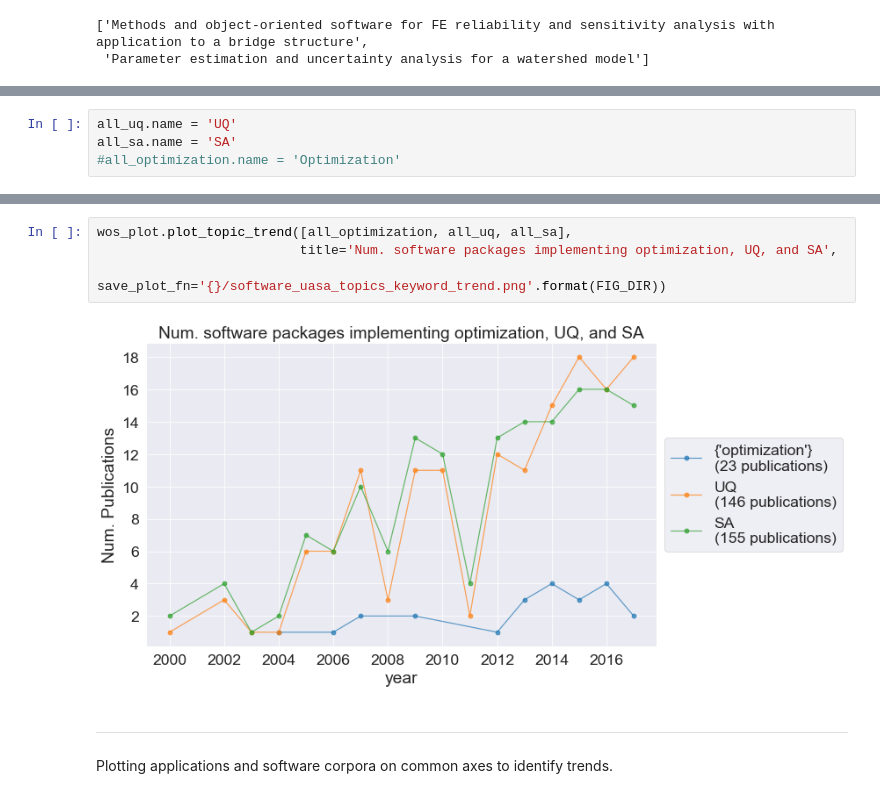
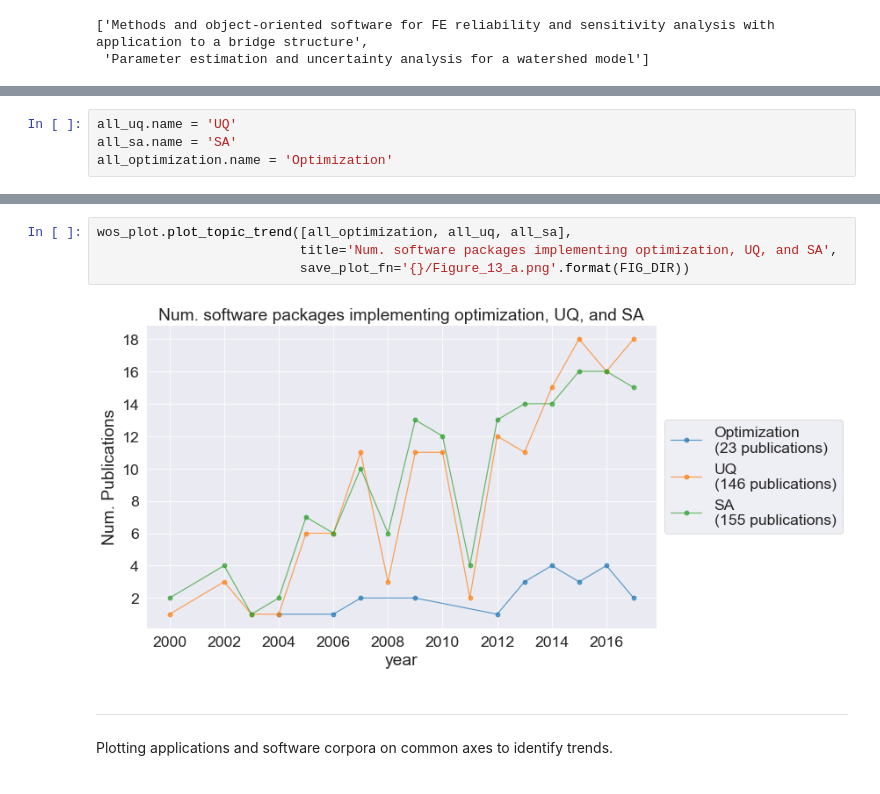
Before and after one commit to frog7/uasa-trends, a Jupyter notebook: notebooks/3e Software packages analysis.ipynb, the cells around one changed output, grey strips where cells are left out. Cells and saved outputs as stored; diff of their text form.

```diff
--- a/notebooks/3e Software packages analysis.ipynb
+++ b/notebooks/3e Software packages analysis.ipynb
@@ -99,7 +96,7 @@ wos_plot.plot_kw_trend(all_optimization, title='Software packages for optimizati
 # %%
 all_uq.name = 'UQ'
 all_sa.name = 'SA'
-#all_optimization.name = 'Optimization'
+all_optimization.name = 'Optimization'
 # %%
 wos_plot.plot_topic_trend([all_optimization, all_uq, all_sa], total_rc=software_rc,
                           title='Software packages implementing optimization, UQ, and SA\n(Perc. of Software papers)',
@@ -109,9 +106,9 @@ wos_plot.plot_topic_trend([all_optimization, all_uq, all_sa], total_rc=software_
 # %%
 wos_plot.plot_topic_trend([all_optimization, all_uq, all_sa],
                           title='Num. software packages implementing optimization, UQ, and SA',
-                          save_plot_fn='{}/software_uasa_topics_keyword_trend.png'.format(FIG_DIR))
+                          save_plot_fn='{}/Figure_13_a.png'.format(FIG_DIR))
 # %% [output]
-[figure, old version]
+[figure, new version]
 # %% [markdown]
 <hr>
 Plotting applications and software corpora on common axes to identify trends.
```
Also changed, not shown: parts of 24 cells of this notebook, 6 other files.
